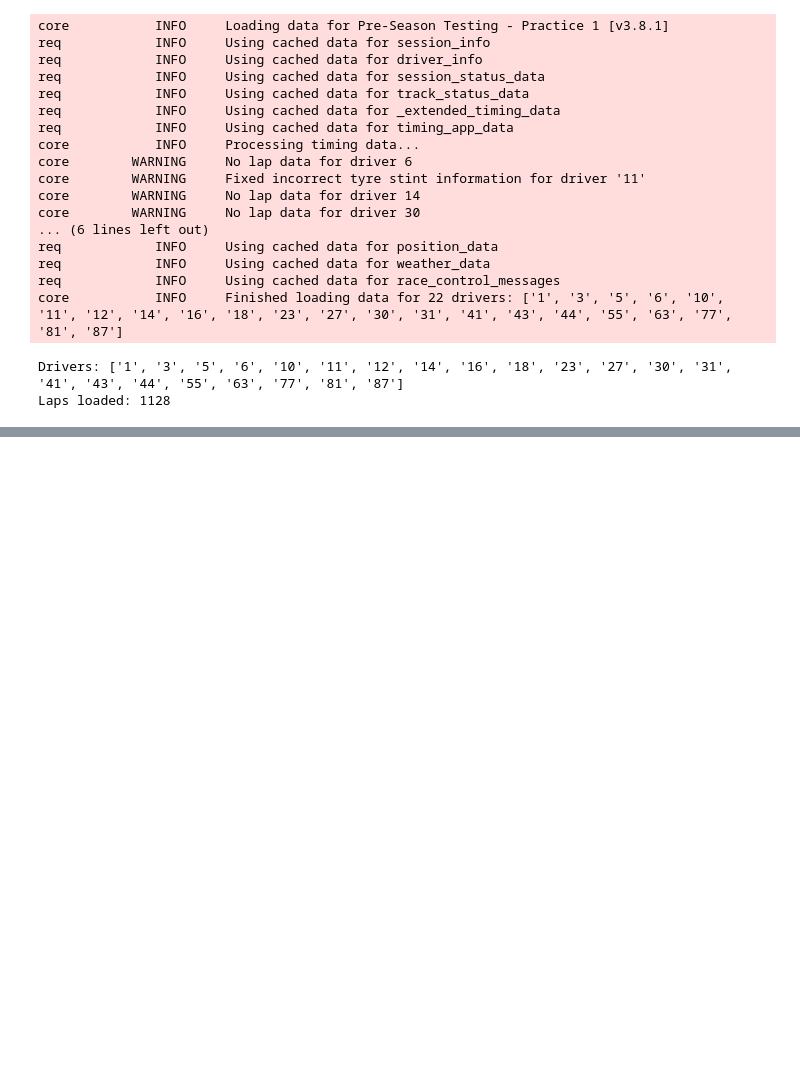
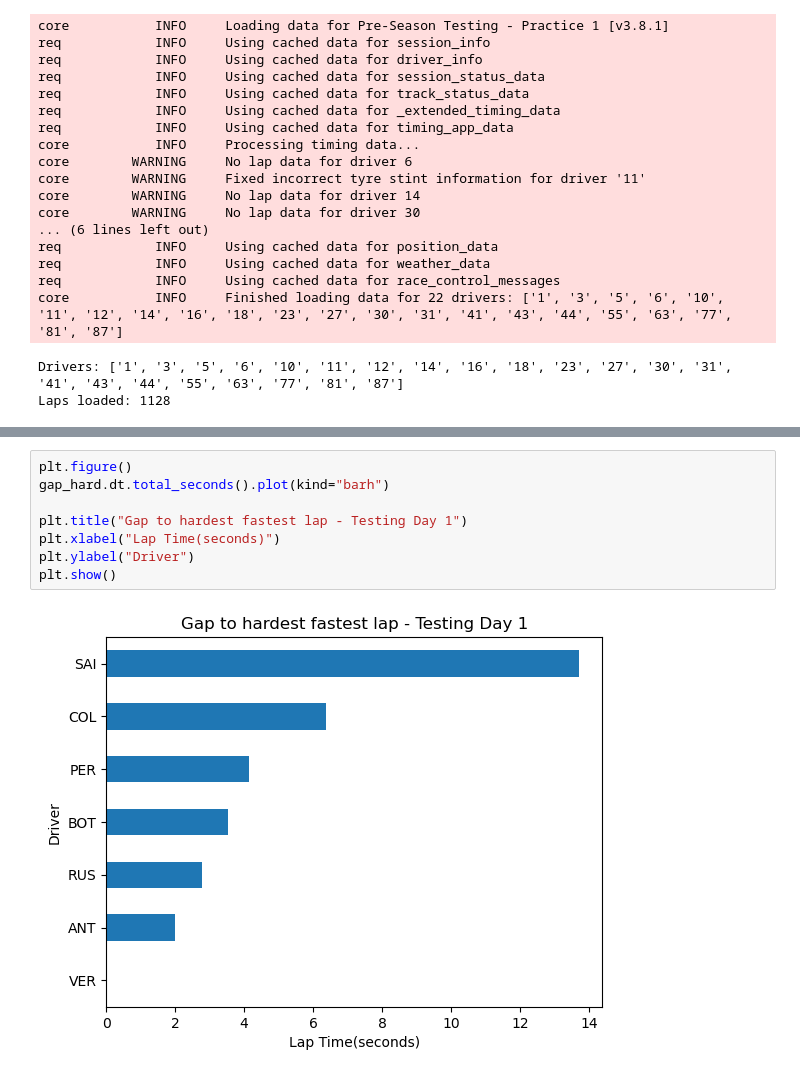
Before and after one commit to tomstrating/F1-data-analysis, a Jupyter notebook: F1 Testing '26 week 1.ipynb, the cells around one changed output, grey strips where cells are left out. Saved outputs shown, nothing was run; the diff lists cells and outputs as text; blank space fills up the shorter version.

```diff
--- a/F1 Testing '26 week 1.ipynb
+++ b/F1 Testing '26 week 1.ipynb
@@ -66,0 +236,10 @@ Laps loaded: 1128
+# %%
+plt.figure()
+gap_hard.dt.total_seconds().plot(kind="barh")
+
+plt.title("Gap to hardest fastest lap - Testing Day 1")
+plt.xlabel("Lap Time(seconds)")
+plt.ylabel("Driver")
+plt.show()
+# %% [output]
+[figure, added]
```
Also changed, not shown: parts of 16 cells of this notebook.
